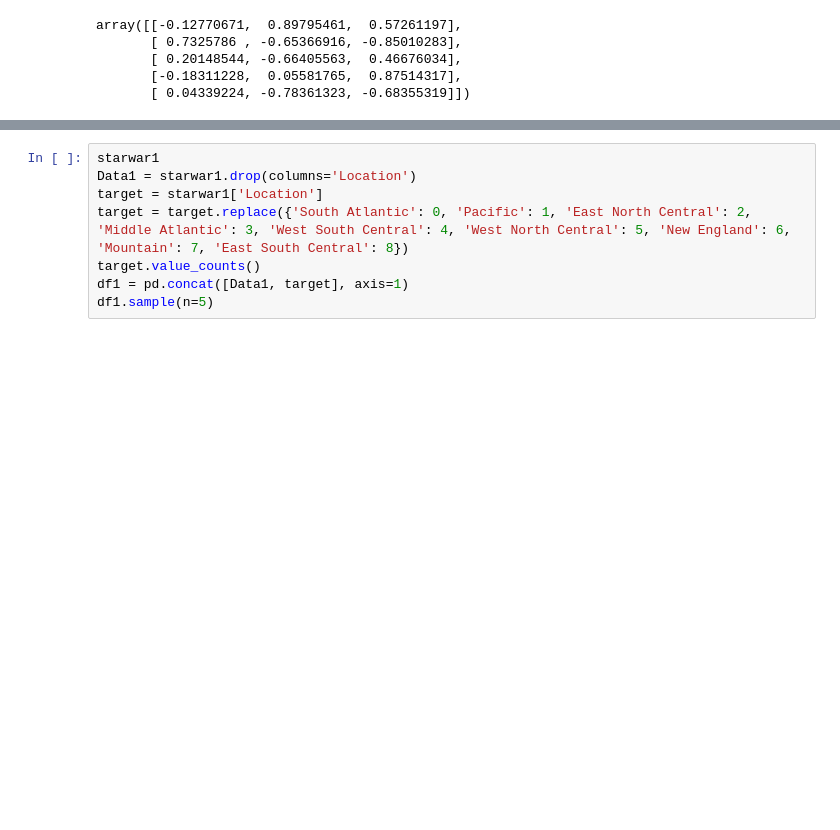
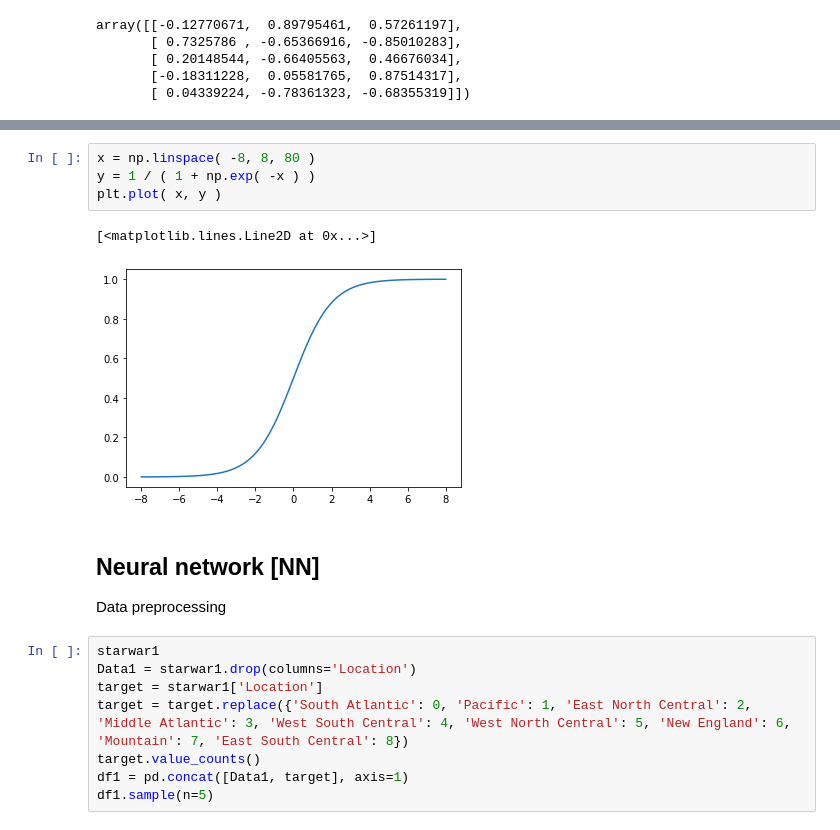
Before and after one commit to prashantt777/Machine-learning-Phase-1, a Jupyter notebook: Phase 2_Prashant_S3790132.ipynb, the cells around one changed output, grey strips where cells are left out. Cells and saved outputs as stored; diff of their text form; blank space fills up the shorter version.

```diff
--- a/Phase 2_Prashant_S3790132.ipynb
+++ b/Phase 2_Prashant_S3790132.ipynb
@@ -1099,3 +1109,13 @@ plt.plot( _x, _y )
+# %%
+x = np.linspace( -8, 8, 80 )
+y = 1 / ( 1 + np.exp( -x ) )
+plt.plot( x, y )
+# %% [output]
+[<matplotlib.lines.Line2D at 0x...>]
+[figure, added]
+# %% [markdown]
+## Neural network [NN]
+Data preprocessing
 # %%
 starwar1
 Data1 = starwar1.drop(columns='Location')
```
Also changed, not shown: parts of 71 cells of this notebook.
